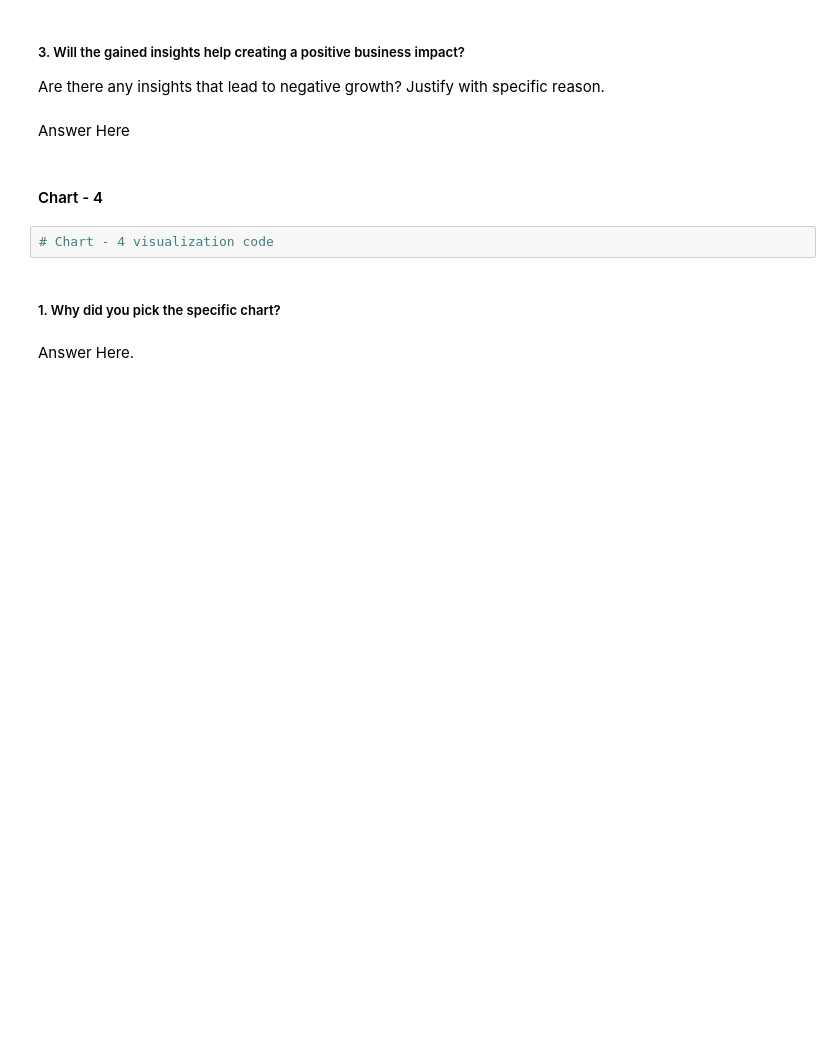
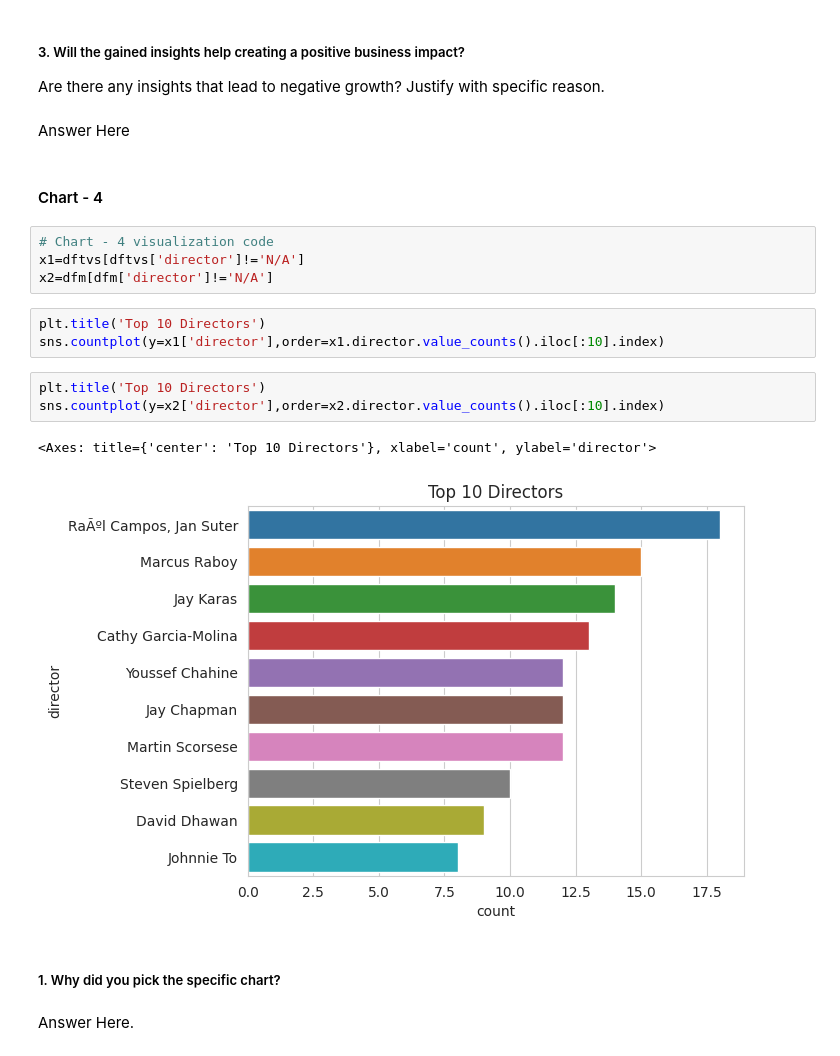
Before and after one commit to Jeetesh-KumarM/CAPSTONE-PROJECT--3--CLUSTERING, a Jupyter notebook: Netflix_Movies_and_TV_Shows_Clustering.ipynb, the cells around one changed output. Cells and saved outputs as stored; diff of their text form; blank space fills up the shorter version.

```diff
--- a/Netflix_Movies_and_TV_Shows_Clustering.ipynb
+++ b/Netflix_Movies_and_TV_Shows_Clustering.ipynb
@@ -379,6 +398,17 @@ Answer Here
 #### Chart - 4
 # %%
 # Chart - 4 visualization code
+x1=dftvs[dftvs['director']!='N/A']
+x2=dfm[dfm['director']!='N/A']
+# %%
+plt.title('Top 10 Directors')
+sns.countplot(y=x1['director'],order=x1.director.value_counts().iloc[:10].index)
+# %%
+plt.title('Top 10 Directors')
+sns.countplot(y=x2['director'],order=x2.director.value_counts().iloc[:10].index)
+# %% [output]
+<Axes: title={'center': 'Top 10 Directors'}, xlabel='count', ylabel='director'>
+[figure, added]
 # %% [markdown]
 ##### 1. Why did you pick the specific chart?
 # %% [markdown]
```
Also changed, not shown: parts of 11 cells of this notebook.
